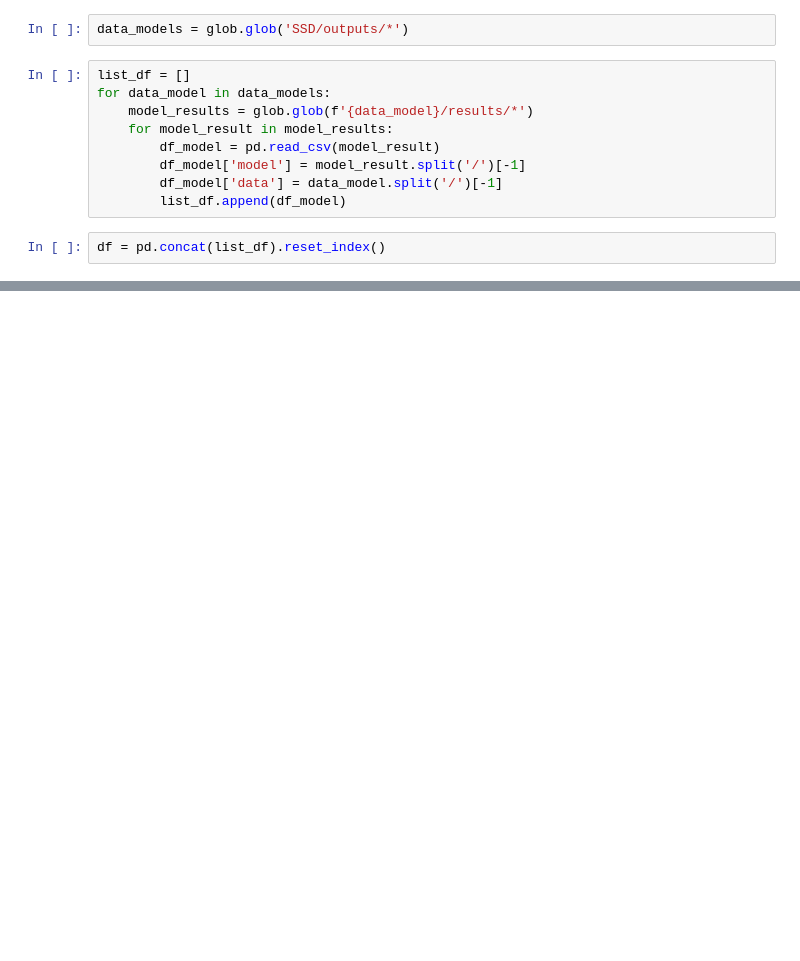
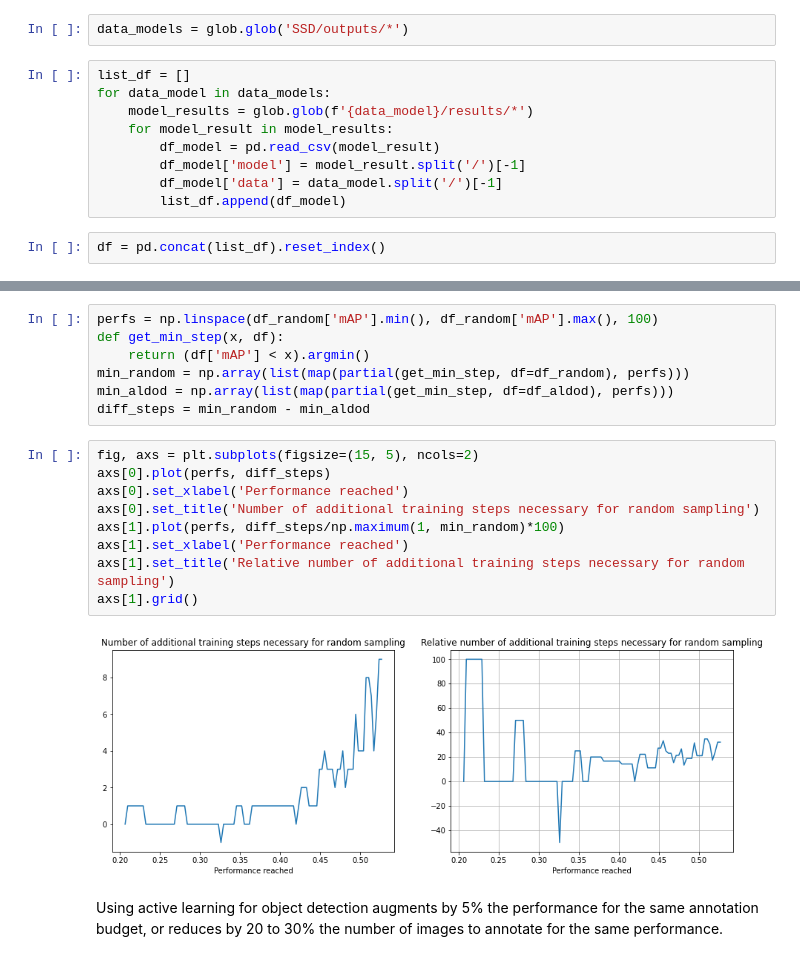
Before and after one commit to kili-technology/kili-python-sdk, a Jupyter notebook: recipes/active-learning/object_detection.ipynb, the cells around one changed output, grey strips where cells are left out. Saved outputs shown, nothing was run; the diff lists cells and outputs as text; blank space fills up the shorter version.

```diff
--- a/recipes/active-learning/object_detection.ipynb
+++ b/recipes/active-learning/object_detection.ipynb
@@ -63,0 +86,20 @@ Text(0.5, 1.0, 'mobilenet_v2_ssd320_voc0712')
+# %%
+perfs = np.linspace(df_random['mAP'].min(), df_random['mAP'].max(), 100)
+def get_min_step(x, df):
+    return (df['mAP'] < x).argmin()
+min_random = np.array(list(map(partial(get_min_step, df=df_random), perfs)))
+min_aldod = np.array(list(map(partial(get_min_step, df=df_aldod), perfs)))
+diff_steps = min_random - min_aldod
+# %%
+fig, axs = plt.subplots(figsize=(15, 5), ncols=2)
+axs[0].plot(perfs, diff_steps)
+axs[0].set_xlabel('Performance reached')
+axs[0].set_title('Number of additional training steps necessary for random sampling')
+axs[1].plot(perfs, diff_steps/np.maximum(1, min_random)*100)
+axs[1].set_xlabel('Performance reached')
+axs[1].set_title('Relative number of additional training steps necessary for random sampling')
+axs[1].grid()
+# %% [output]
+[figure, added]
+# %% [markdown]
+Using active learning for object detection augments by 5% the performance for the same annotation budget, or reduces by 20 to 30% the number of images to annotate for the same performance.
```
Also changed, not shown: parts of 13 cells of this notebook.
